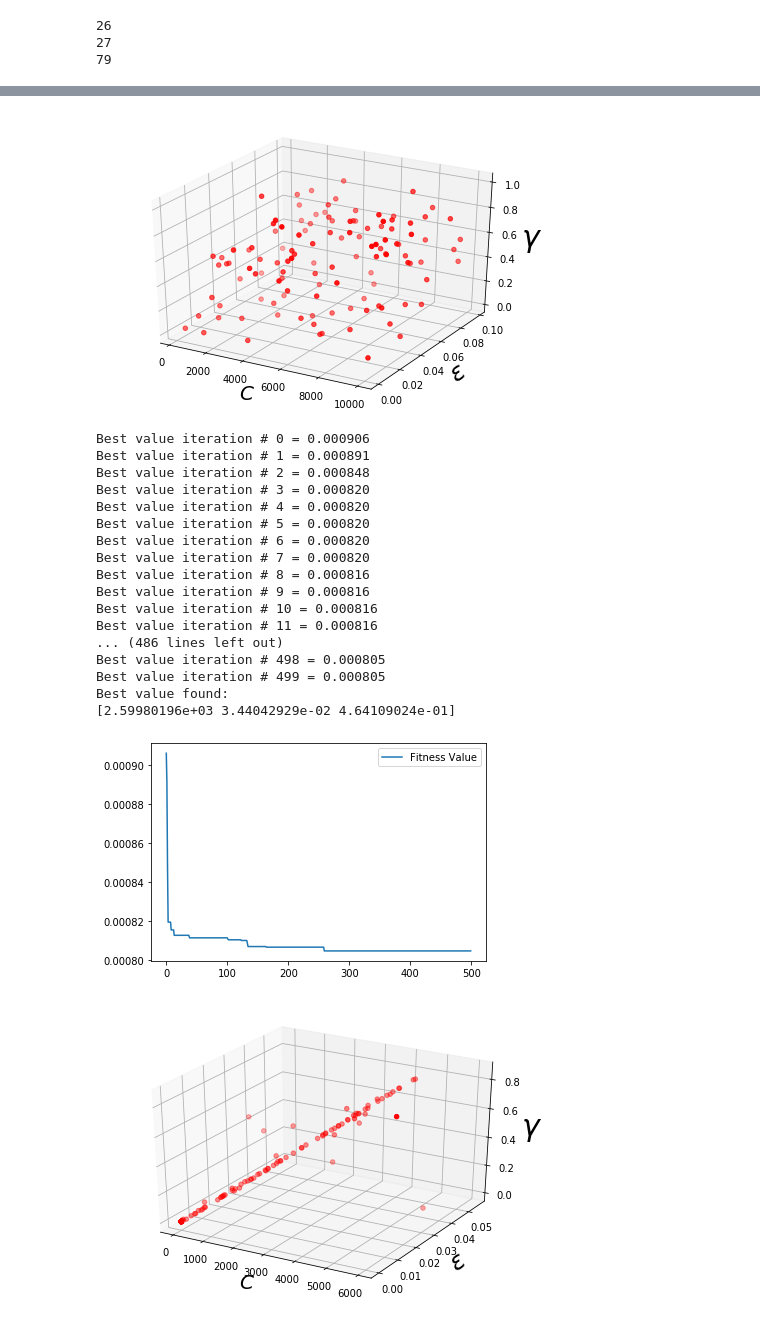
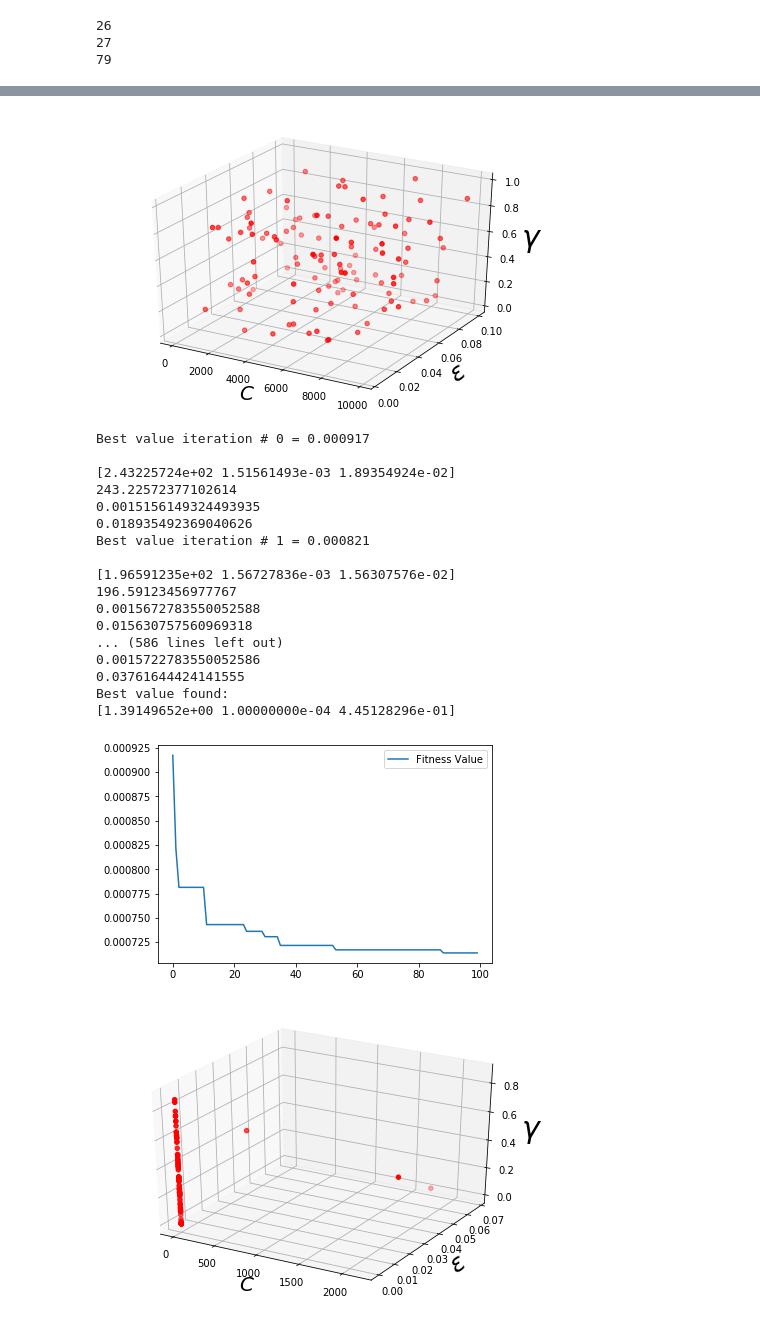
Before and after one commit to rbbh/Forecasting-Time-Series-with-Algorithm-Ensembling, a Jupyter notebook: SVR_+_PSO.ipynb, the cells around one changed output, grey strips where cells are left out. Saved outputs shown, nothing was run; the diff lists cells and outputs as text; code cells hidden in the pictures.

Commit message:
Updating for the average values prediction

```diff
--- a/SVR_+_PSO.ipynb
+++ b/SVR_+_PSO.ipynb
@@ -197,7 +197,6 @@ def pso(n_particles, iterations, dimensions, inertia):
         # The variable below represents the average of all the particles'
         # locations on the current iteration
         av_pbest = sum(p_bests)/n_particles
-        print(av_pbest)
 
         #TODO: Calculate the median of all the particles' locations
         #sorted_pbests[i] = p_bests.sort()
@@ -210,11 +209,15 @@ def pso(n_particles, iterations, dimensions, inertia):
 
         print('Best value iteration # %d = %f\n'%(i, g_best_val))
 
+        i = 0
         # TODO: display the average
         print(av_pbest)
+        print(av_pbest[i])
+        print(av_pbest[i+1])
+        print(av_pbest[i+2])
         #print('Median Particle Best value iteration # %d = %f\n'%(i, median))
 
-        rgs_av = svm.SVR(C = av_pbest[i][0], epsilon = av_pbest[i][1], gamma = av_pbest[i][2])
+        rgs_av = svm.SVR(C = av_pbest[i], epsilon = av_pbest[i+1], gamma = av_pbest[i+2])
 
         rgs_av.fit(X_train, y_train)
         y_predict = rgs_av.predict(X_val)
@@ -250,29 +253,38 @@ def pso(n_particles, iterations, dimensions, inertia):
 
     # Making the prediction with the best configuration of C, Epsilon and
     # Gamma found by the particles
-    predict_Test= bestRGS.predict(X_test)
+    predict_test= bestRGS.predict(X_test)
 
     # Displaying actual values and predicted values in a graph
     plt.plot(range(len(y_test)), y_test, label='Real')
-    plt.plot(range(len(predict_Test)), predict_Test, label='Predicted')
+    plt.plot(range(len(predict_test)), predict_test, label='Predicted')
     plt.legend()
     plt.show()
 
     mse = mean_squared_error(y_test, predict_test)
     print(mse)
 
-    t = range(len(y_test))
-    plt.plot(t, mse, label='Error')
+    #t = range(len(y_test))
+    #plt.plot(t, mse, label='Error')
+    #plt.legend()
+    #plt.show()
+
+    predict_test= bestRGS_av.predict(X_test)
+
+    # Displaying actual values and predicted values in a graph for
+    # the average values
+    plt.plot(range(len(y_test)), y_test, label='Real')
+    plt.plot(range(len(predict_test)), predict_test, label='Predicted')
     plt.legend()
     plt.show()
 
     mse2 = mean_squared_error(y_test, predict_test)
     print(mse2)
 
-    t = range(len(y_test))
-    plt.plot(t, mse2, label='Error')
-    plt.legend()
-    plt.show()
+    #t = range(len(y_test))
+    #plt.plot(t, mse2, label='Error')
+    #plt.legend()
+    #plt.show()
 
     #mse3 = mean_squared_error(y_test, predict_test)
     #print(mse3)
@@ -293,23 +323,23 @@ IndexError: ignored
 # %%
-pso(120, 500, 3, 0.8)
+pso(120, 100, 3, 0.8)
 # %% [output]
-[figure, old version]
+[figure, new version]
-Best value iteration # 0 = 0.000906
-Best value iteration # 1 = 0.000891
-Best value iteration # 2 = 0.000848
-Best value iteration # 3 = 0.000820
-Best value iteration # 4 = 0.000820
-Best value iteration # 5 = 0.000820
-Best value iteration # 6 = 0.000820
-Best value iteration # 7 = 0.000820
-Best value iteration # 8 = 0.000816
-Best value iteration # 9 = 0.000816
-Best value iteration # 10 = 0.000816
-Best value iteration # 11 = 0.000816
-... (486 lines left out)
-Best value iteration # 498 = 0.000805
-Best value iteration # 499 = 0.000805
+Best value iteration # 0 = 0.000917
+
+[2.43225724e+02 1.51561493e-03 1.89354924e-02]
+243.22572377102614
+0.0015156149324493935
+0.018935492369040626
+Best value iteration # 1 = 0.000821
+
+[1.96591235e+02 1.56727836e-03 1.56307576e-02]
+196.59123456977767
+0.0015672783550052588
+0.015630757560969318
+... (586 lines left out)
+0.0015722783550052586
+0.03761644424141555
 Best value found:
-[2.59980196e+03 3.44042929e-02 4.64109024e-01]
+[1.39149652e+00 1.00000000e-04 4.45128296e-01]
-[figure, old version]
+[figure, new version]
-[figure, old version]
+[figure, new version]
```
Also changed, not shown: parts of 4 cells of this notebook.
